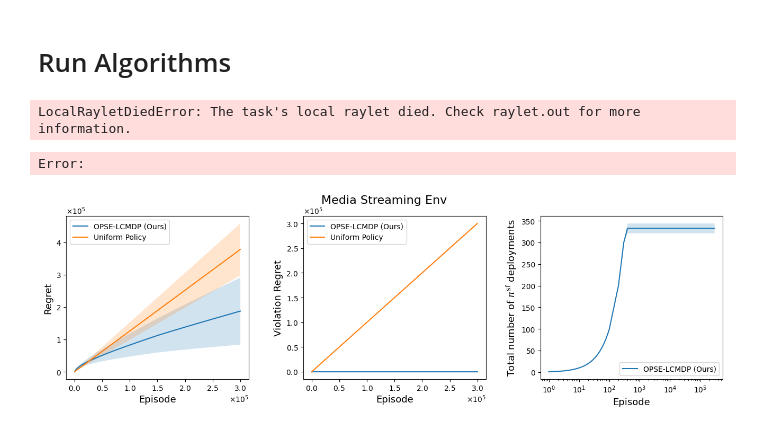
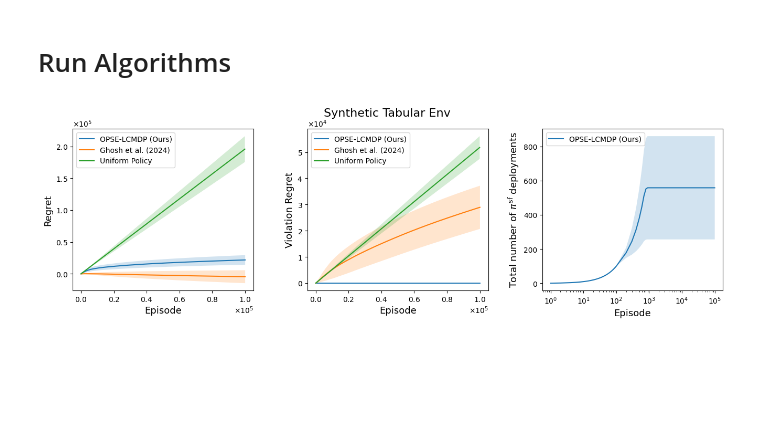
Before and after one commit to matsuolab/Episode-Wise-Safe-Linear-CMDP, a Jupyter notebook: Experiment-tabular.ipynb, the cells around one changed output. Saved outputs shown, nothing was run; the diff lists cells and outputs as text; code cells hidden in the pictures; blank space fills up the shorter version.

Commit message:
Add Ghosh Algorithm

```diff
--- a/Experiment-tabular.ipynb
+++ b/Experiment-tabular.ipynb
@@ -169,6 +240,7 @@ def RunUniPolicy(cmdp: CMDP, iteration: int, seed):
 # %%
 import ray
 from utils import set_cmdp_info
+
 
 @ray.remote
 class Buffer:
@@ -177,6 +249,10 @@ class Buffer:
         self.regrets = []
         self.vio_regrets = []
         self.safe_deploy_sums = []
+
+        self.episodes_Ghosh = []
+        self.regrets_Ghosh = []
+        self.vio_regrets_Ghosh = []
 
         self.episodes_uni = []
         self.regrets_uni = []
@@ -187,6 +263,11 @@ class Buffer:
         self.regrets.append(regrets)
         self.vio_regrets.append(vio_regrets)
         self.safe_deploy_sums.append(safe_deploy_sums)
+
+    def add_Ghosh(self, episodes_Ghosh, regrets_Ghosh, vio_regrets_Ghosh):
+        self.episodes_Ghosh.append(episodes_Ghosh)
+        self.regrets_Ghosh.append(regrets_Ghosh)
+        self.vio_regrets_Ghosh.append(vio_regrets_Ghosh)
 
     def add_uni(self, episodes_uni, regrets_uni, vio_regrets_uni):
         self.episodes_uni.append(episodes_uni)
@@ -199,11 +280,15 @@ class Buffer:
         vio_regrets = np.array(self.vio_regrets)
         deploy_sums = np.array(self.safe_deploy_sums)
 
+        Ghosh_episodes = np.array(self.episodes_Ghosh)
+        Ghosh_regrets = np.array(self.regrets_Ghosh)
+        Ghosh_vio_regrets = np.array(self.vio_regrets_Ghosh)
+
         uni_episodes = np.array(self.episodes_uni)
         uni_regrets = np.array(self.regrets_uni)
         uni_vio_regrets = np.array(self.vio_regrets_uni)
 
-        return episodes, regrets, vio_regrets, deploy_sums, uni_episodes, uni_regrets, uni_vio_regrets
+        return episodes, regrets, vio_regrets, deploy_sums, Ghosh_episodes, Ghosh_regrets, Ghosh_vio_regrets, uni_episodes, uni_regrets, uni_vio_regrets
 
 
 @ray.remote
@@ -219,6 +304,21 @@ def run_proposal(buffer, seed):
         np.array(regrets),
         np.array(vio_regrets),
         np.array(safe_deploy_sums),
+    )
+
+
+@ray.remote
+def run_Ghosh(buffer, seed):
+    key = PRNGKey(seed)
+    cmdp = create_cmdp(key)
+    cmdp = set_cmdp_info(cmdp)
+
+    episodes_Ghosh, regrets_Ghosh, vio_regrets_Ghosh = RunAlgoGhosh(cmdp, K, seed)
+
+    buffer.add_Ghosh.remote(
+        np.array(episodes_Ghosh),
+        np.array(regrets_Ghosh),
+        np.array(vio_regrets_Ghosh),
     )
 
 
@@ -242,12 +342,10 @@ buffer = Buffer.remote()
 jobs = []
 for i in range(NUM_SEEDS):
     jobs.append(run_proposal.remote(buffer, i))
+    jobs.append(run_Ghosh.remote(buffer, i))
     jobs.append(run_uni.remote(buffer, i))
 
 _ = ray.get(jobs)
-# %% [output]
-LocalRayletDiedError: The task's local raylet died. Check raylet.out for more information.
-Error:
 # %%
 import pickle
 
@@ -258,7 +356,7 @@ with open(f"results-{CMDP_type}.pkl", "wb") as f:
 import pickle
 with open(f"results-{CMDP_type}.pkl", "rb") as f:
     results = pickle.load(f)
-    episodes, regrets, vio_regrets, deploy_sums, uni_episodes, uni_regrets, uni_vio_regrets = results
+    episodes, regrets, vio_regrets, deploy_sums, Ghosh_episodes, Ghosh_regrets, Ghosh_vio_regrets, uni_episodes, uni_regrets, uni_vio_regrets = results
 # %%
 import numpy as np
 import matplotlib.pyplot as plt
@@ -280,9 +378,14 @@ reg_mean, reg_std = regrets.mean(axis=0), regrets.std(axis=0)
 vio_mean, vio_std = vio_regrets.mean(axis=0), vio_regrets.std(axis=0)
 deploy_mean, deploy_std = deploy_sums.mean(axis=0), deploy_sums.std(axis=0)
 
+Ghosh_epi_mean = Ghosh_episodes.mean(axis=0)
+Ghosh_reg_mean, Ghosh_reg_std = Ghosh_regrets.mean(axis=0), Ghosh_regrets.std(axis=0)
+Ghosh_vio_mean, Ghosh_vio_std = Ghosh_vio_regrets.mean(axis=0), Ghosh_vio_regrets.std(axis=0)
+
 uni_epi_mean = uni_episodes.mean(axis=0)
 uni_reg_mean, uni_reg_std = uni_regrets.mean(axis=0), uni_regrets.std(axis=0)
 uni_vio_mean, uni_vio_std = uni_vio_regrets.mean(axis=0), uni_vio_regrets.std(axis=0)
+
 
 # Plot with std bars
 fig = plt.figure(figsize=(16, 4))
@@ -292,6 +395,8 @@ fig.subplots_adjust(wspace=0.3)
 ax = fig.add_subplot(1, 3, 1)
 ax.plot(epi_mean, reg_mean, label="OPSE-LCMDP (Ours)", rasterized=True)
 ax.fill_between(epi_mean, reg_mean - reg_std, reg_mean + reg_std, alpha=0.2)
+ax.plot(Ghosh_epi_mean, Ghosh_reg_mean, label="Ghosh et al. (2024)", rasterized=True)
+ax.fill_between(Ghosh_epi_mean, Ghosh_reg_mean - Ghosh_reg_std, Ghosh_reg_mean + Ghosh_reg_std, alpha=0.2)
 ax.plot(uni_epi_mean, uni_reg_mean, label="Uniform Policy", rasterized=True)
 ax.fill_between(uni_epi_mean, uni_reg_mean - uni_reg_std, uni_reg_mean + uni_reg_std, alpha=0.2)
 
@@ -307,33 +412,35 @@ ax.ticklabel_format(style="sci",  axis="x", scilimits=(0,0))
 ax2 = fig.add_subplot(1, 3, 2)
 ax2.plot(epi_mean, vio_mean, label="OPSE-LCMDP (Ours)", rasterized=True)
 ax2.fill_between(epi_mean, vio_mean - vio_std, vio_mean + vio_std, alpha=0.2)
+ax2.plot(Ghosh_epi_mean, Ghosh_vio_mean, label="Ghosh et al. (2024)", rasterized=True)
+ax2.fill_between(Ghosh_epi_mean, Ghosh_vio_mean - Ghosh_vio_std, Ghosh_vio_mean + Ghosh_vio_std, alpha=0.2)
 ax2.plot(uni_epi_mean, uni_vio_mean, label="Uniform Policy", rasterized=True)
 ax2.fill_between(uni_epi_mean, uni_vio_mean - uni_vio_std, uni_vio_mean + uni_vio_std, alpha=0.2)
 ax2.set_ylabel("Violation Regret", fontdict={"fontsize": 13})
 ax2.set_xlabel("Episode", fontdict={"fontsize": 13})
 ax2.legend()
 ax2.yaxis.set_major_formatter(FixedOrderFormatter(6 ,useMathText=True))
 ax2.xaxis.set_major_formatter(FixedOrderFormatter(5 ,useMathText=True))
 ax2.ticklabel_format(style="sci",  axis="y", scilimits=(0,0))
 ax2.ticklabel_format(style="sci",  axis="x", scilimits=(0,0))
 
 # plot number of safe policy deployments
 ax3 = fig.add_subplot(1, 3, 3)
 ax3.plot(epi_mean, deploy_mean, label="OPSE-LCMDP (Ours)", rasterized=True)
 ax3.fill_between(epi_mean, deploy_mean - deploy_std, deploy_mean + deploy_std, alpha=0.2)
 ax3.set_ylabel(r"Total number of $\pi^{\mathrm{sf}}$ deployments", fontdict={"fontsize": 13})
 ax3.set_xlabel("Episode", fontdict={"fontsize": 13})
 ax3.set_xscale("log")
 ax3.legend()
 
 if CMDP_type == "random":
     plt.suptitle(f"Synthetic Tabular Env", fontsize=16)
 elif CMDP_type == "streaming":
     plt.suptitle(f"Media Streaming Env", fontsize=16)
 elif CMDP_type == "linear":
     plt.suptitle(f"Synthetic Linear Env", fontsize=16)
 
 # plt.tight_layout()
 plt.savefig(f"results-{CMDP_type}.pdf")
 # %% [output]
-[figure, old version]
+[figure, new version]
```
Also changed, not shown: parts of 3 cells of this notebook, 4 other files.
